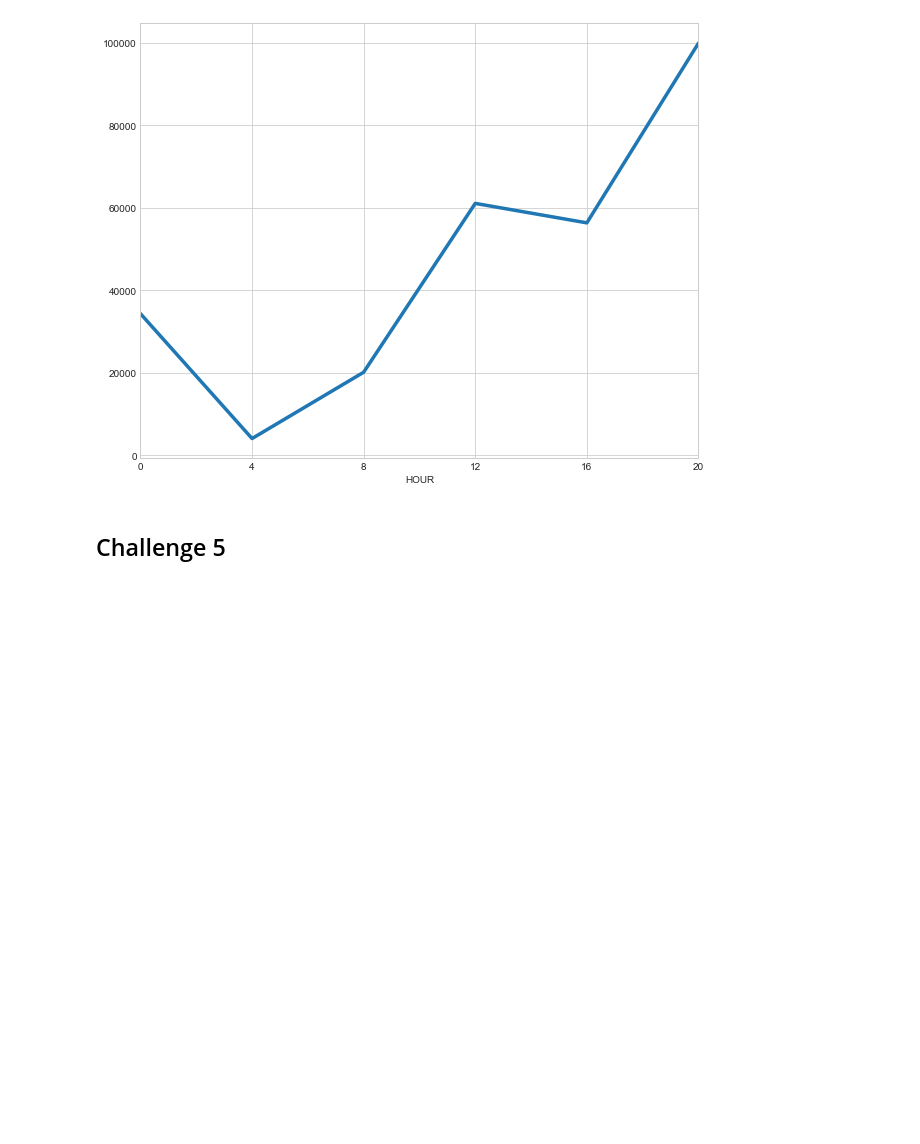
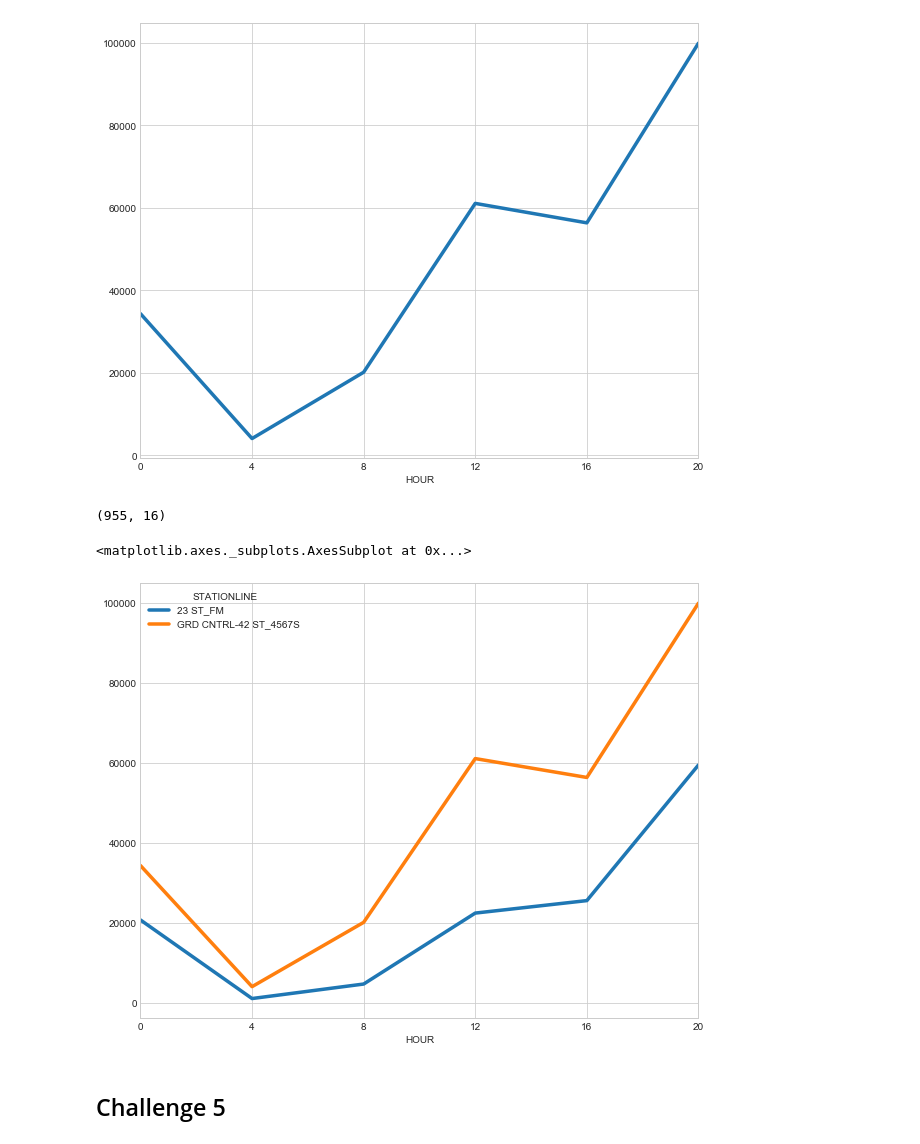
Before and after one commit to xvila/MTA-Turnstile-Data, a Jupyter notebook: Project Benson.ipynb, the cells around one changed output. Saved outputs shown, nothing was run; the diff lists cells and outputs as text; code cells hidden in the pictures; blank space fills up the shorter version.

```diff
--- a/Project Benson.ipynb
+++ b/Project Benson.ipynb
@@ -656,6 +687,19 @@ topNYCCleanHourGroup.plot(kind='line',figsize=customFig,linewidth=3.5,xticks=[0,
 # %% [output]
 <matplotlib.axes._subplots.AxesSubplot at 0x...>
 [figure]
+# %%
+twoHoursDF = topNYCDFCleanHours1.append(topTechHourDF)
+# %%
+twoHoursDF.shape
+# %% [output]
+(955, 16)
+# %%
+twoHoursGroup = twoHoursDF.groupby(['HOUR','STATIONLINE']).ENTRYCOUNT.sum().reset_index()
+twoHoursGroup.pivot('HOUR','STATIONLINE','ENTRYCOUNT').plot(kind='line',figsize=customFig,
+                                                        linewidth=3.5,xticks=[0,4,8,12,16,20])
+# %% [output]
+<matplotlib.axes._subplots.AxesSubplot at 0x...>
+[figure, added]
 # %% [markdown]
 ## Challenge 5
 # %%
```
Also changed, not shown: parts of 7 cells of this notebook.
